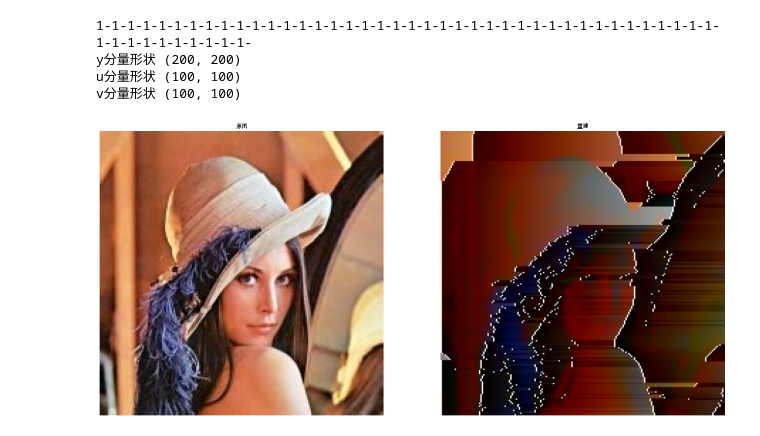
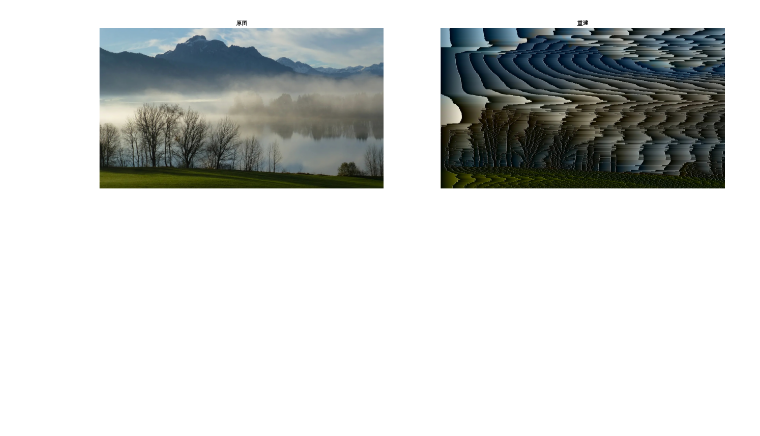
Before and after one commit to randydkx/Image_Analysis_Base, a Jupyter notebook: 7.3.1 预测编码.ipynb, the cells around one changed output. Cells and saved outputs as stored; diff of their text form; code cells hidden in the pictures; blank space fills up the shorter version.

```diff
--- a/7.3.1 预测编码.ipynb
+++ b/7.3.1 预测编码.ipynb
@@ -10,7 +10,7 @@ plt.rcParams['axes.unicode_minus']=False
 
 
 # 读取图片，并转换为 y,v, u 分量。
-img = cv2.imread('img/lena.jpg')
+img = cv2.imread('img/haze.png')
 h, w = img.shape[:2]  # 高，宽
 
 # 将 BGR 转换为 YCrCb（YCrCb 应用 YCrCb JPEG（或 YCC），“全范围”，
@@ -22,10 +22,6 @@ y, v, u = cv2.split(yvu)
 # 下采样 U 和 V（应用 420 格式）。
 u = cv2.resize(u, (u.shape[1] // 2, u.shape[0] // 2))  # 要注意 w或h 为单数的情况
 v = cv2.resize(v, (v.shape[1] // 2, v.shape[0] // 2))
-print('1-'*50)
-print('y分量形状',y.shape)
-print('u分量形状',u.shape)
-print('v分量形状',v.shape)
 # 打开内存中的字节流（而不是使用 文件）
 # 将 Y、U 和 V 写入“流”。之后就可以以字节的形式读取，
 # 这个是为了模拟读取YUV文件的情况，直接由上面的yuv分量转换形状为一维数据应该也可以
@@ -77,35 +73,31 @@ yprebuff = yprebuff.astype(np.uint8)  # 预测误差
 ##########################################################################################
 # 重建图片
 y = y.reshape((h,w))  # 转换向量形状回原来的y分量
 
 yprebuff = yprebuff.reshape((h,w))  # 预测的y分量
 
 img_re = img_re.reshape((h,w))  # 重建的y分量
 
 u = u.reshape((h//2,w//2))  # 恢复采样后的u分量
 v = v.reshape((h//2,w//2))
 ru = cv2.resize(u,(w,h))  # 恢复采样前的u分量，用这个u分量来重建图片文件
 rv = cv2.resize(v,(w,h))
 
 yvu = cv2.merge((y, rv, ru))
 bgr = cv2.cvtColor(yvu, cv2.COLOR_YCrCb2BGR)  # 将原来的y,u,v分量转换回图片
 
 yvu_pre = cv2.merge((yprebuff, rv, ru))
 bgr_pre = cv2.cvtColor(yvu_pre, cv2.COLOR_YCrCb2BGR)  # 将y的预测误差转换为图片
 
 yvu_re = cv2.merge((img_re, rv, ru))
 bgr_re = cv2.cvtColor(yvu_re, cv2.COLOR_YCrCb2BGR)  # 将解码后的的y,u,v分量转换回原图
 plt.figure(figsize=(22, 11))
 plt.subplot(121), plt.imshow(cv2.cvtColor(bgr, cv2.COLOR_BGR2RGB)),
 plt.title('原图'), plt.axis('off')
 # plt.subplot(132), plt.imshow(cv2.cvtColor(bgr_pre, cv2.COLOR_BGR2RGB), cmap='gray'),
 # plt.title('预测误差'), plt.axis('off')
 plt.subplot(122), plt.imshow(cv2.cvtColor(bgr_re, cv2.COLOR_BGR2RGB), cmap='gray'),
 plt.title('重建'), plt.axis('off')
 plt.show()
 # %% [output]
-1-1-1-1-1-1-1-1-1-1-1-1-1-1-1-1-1-1-1-1-1-1-1-1-1-1-1-1-1-1-1-1-1-1-1-1-1-1-1-1-1-1-1-1-1-1-1-1-1-1-
-y分量形状 (200, 200)
-u分量形状 (100, 100)
-v分量形状 (100, 100)
-[figure, old version]
+[figure, new version]
```
